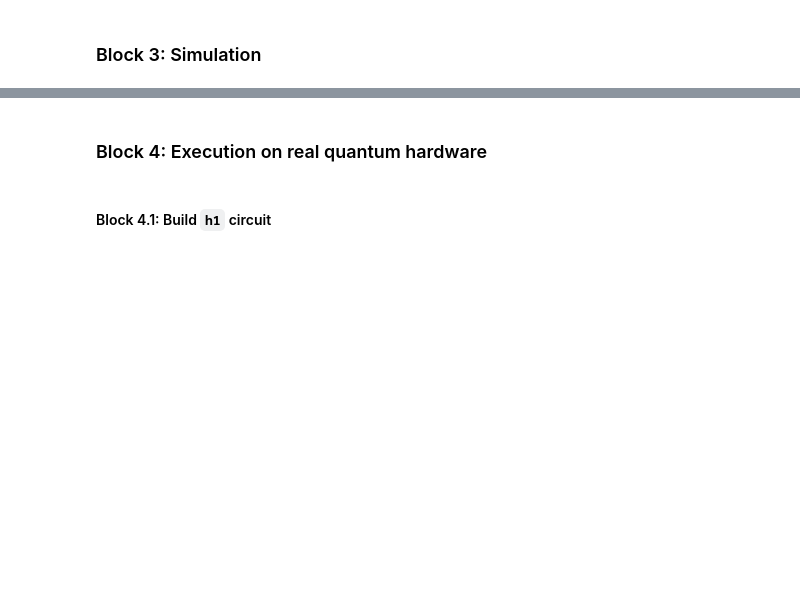
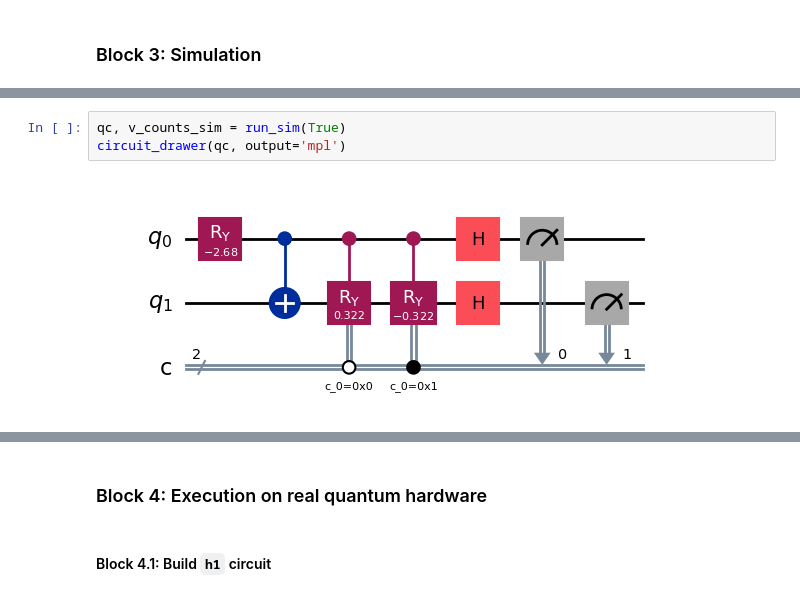
Before and after one commit to Amir1603/quantum, a Jupyter notebook: ibm/redo2.ipynb, the cells around one changed output, grey strips where cells are left out. Drawn from its saved outputs; the diff is of its cells as text; blank space fills up the shorter version.

```diff
--- a/ibm/redo2.ipynb
+++ b/ibm/redo2.ipynb
@@ -127 +81,6 @@ circuit_drawer(qc, output='mpl')
+# %%
+qc, v_counts_sim = run_sim(True)
+circuit_drawer(qc, output='mpl')
+# %% [output]
+[figure, added]
 # %% [markdown]
```
Also changed, not shown: parts of 10 cells of this notebook.
